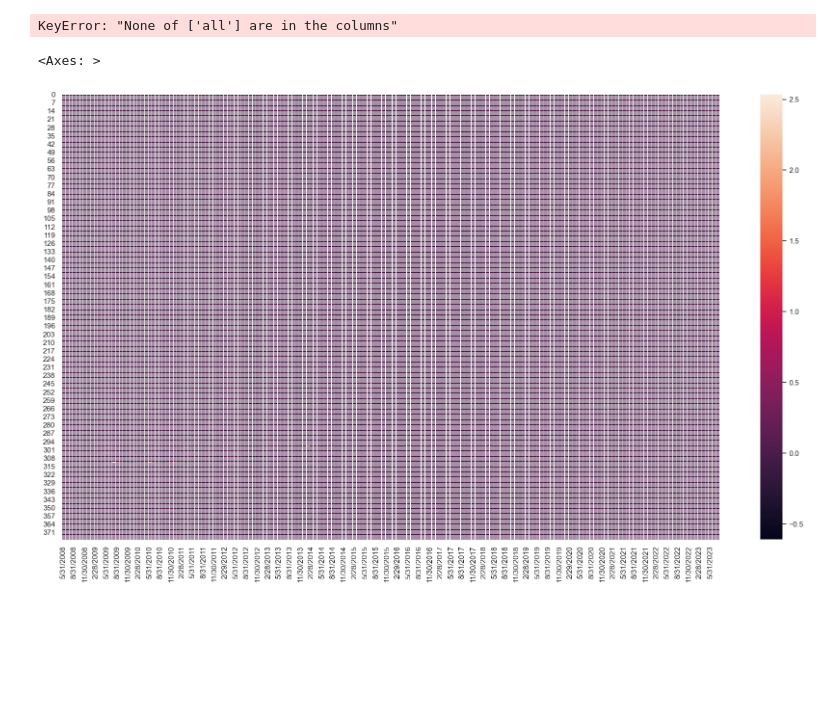
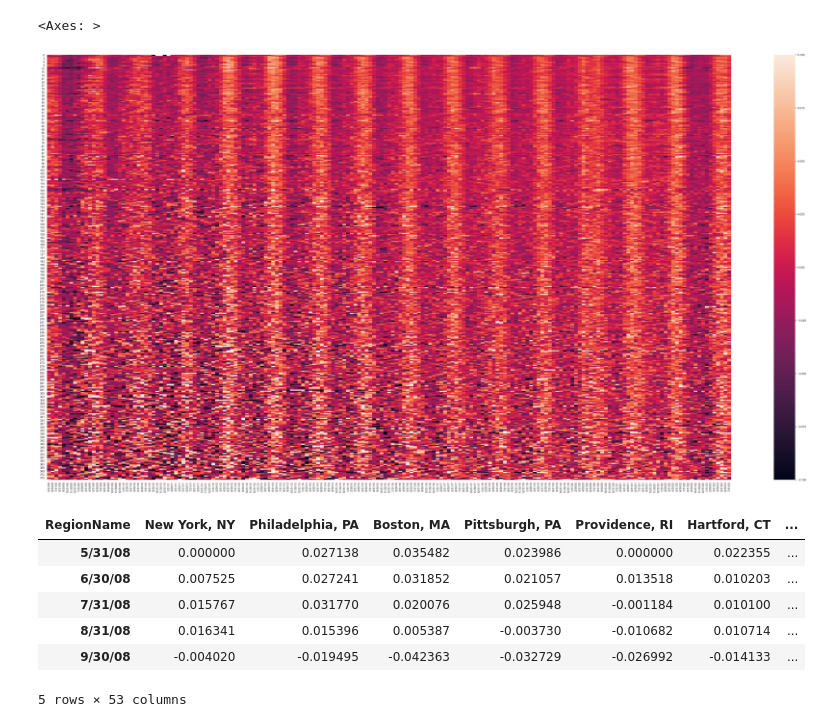
Before and after one commit to anderoos/Coolest-project-1, a Jupyter notebook: Change.ipynb, the cells around one changed output. Saved outputs shown, nothing was run; the diff lists cells and outputs as text; code cells hidden in the pictures; blank space fills up the shorter version.

```diff
--- a/Change.ipynb
+++ b/Change.ipynb
@@ -82,7 +88,0 @@ Name: 0, Length: 183, dtype: float64
-# %%
-pct_df = df.iloc[:, 2:].pct_change(axis=1)
-pct_df = pct_df.drop("4/30/2008", axis=1)
-pct_df = pct_df.pivot(columns=
-new_york = pct_df.iloc[1,2:]
-# %% [output]
-KeyError: "None of ['all'] are in the columns"
@@ -89,8 +99,9 @@ KeyError: "None of ['all'] are in the columns"
 # %%
 # Draw a heatmap with the numeric values in each cell
+df_pct = pd.read_csv("pct-files/percent_changes.csv")
 sns.set_theme()
-f, ax = plt.subplots(figsize=(22, 12))
-sns.heatmap(pct_df, fmt="d", linewidths=.5, ax=ax)
+f, ax = plt.subplots(figsize=(60, 30))
+sns.heatmap(df_pct, fmt="d", linewidths=0, ax=ax)
 # %% [output]
 <Axes: >
-[figure, old version]
+[figure, new version]
@@ -96,0 +121,10 @@ sns.heatmap(pct_df, fmt="d", linewidths=.5, ax=ax)
+# %%
+df_ne_pct.head()
+# %% [output]
+| RegionName | New York, NY | Philadelphia, PA | Boston, MA | Pittsburgh, PA | Providence, RI | Hartford, CT | ... |
+| 5/31/08 | 0.000000 | 0.027138 | 0.035482 | 0.023986 | 0.000000 | 0.022355 | ... |
+| 6/30/08 | 0.007525 | 0.027241 | 0.031852 | 0.021057 | 0.013518 | 0.010203 | ... |
+| 7/31/08 | 0.015767 | 0.031770 | 0.020076 | 0.025948 | -0.001184 | 0.010100 | ... |
+| 8/31/08 | 0.016341 | 0.015396 | 0.005387 | -0.003730 | -0.010682 | 0.010714 | ... |
+| 9/30/08 | -0.004020 | -0.019495 | -0.042363 | -0.032729 | -0.026992 | -0.014133 | ... |
+5 rows × 53 columns
```
Also changed, not shown: parts of 17 cells of this notebook, 8 other files.
